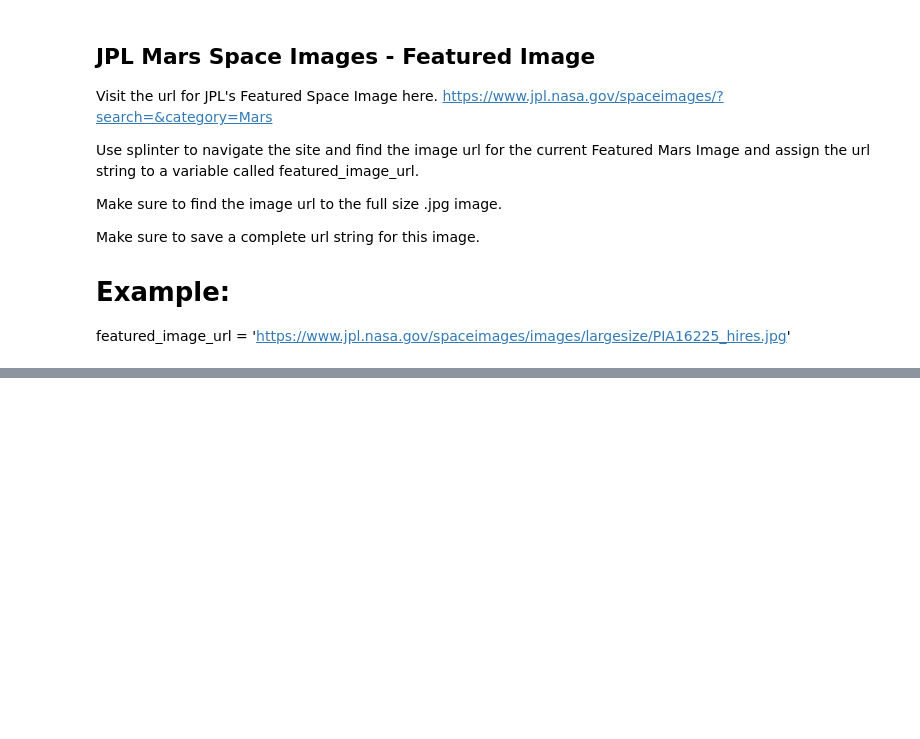
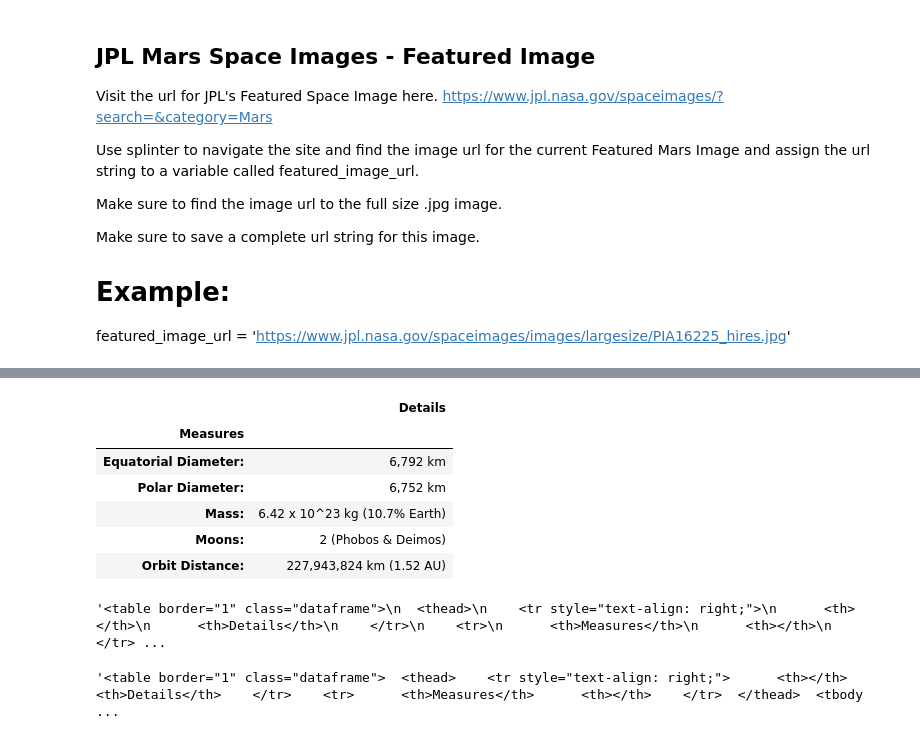
Before and after one commit to mayushah1/Web-Scraping, a Jupyter notebook: mission_to_mars.ipynb, the cells around one changed output, grey strips where cells are left out. Saved outputs shown, nothing was run; the diff lists cells and outputs as text; code cells hidden in the pictures; blank space fills up the shorter version.

```diff
--- a/mission_to_mars.ipynb
+++ b/mission_to_mars.ipynb
@@ -158,0 +262,22 @@ https://www.jpl.nasa.gov/spaceimages/images/mediumsize/PIA18048_ip.jpg
+# %%
+# replace index with Measures
+df.set_index('Measures', inplace=True)
+df.head()
+# %% [output]
+|  | Details |
+| Measures |  |
+| Equatorial Diameter: | 6,792 km |
+| Polar Diameter: | 6,752 km |
+| Mass: | 6.42 x 10^23 kg (10.7% Earth) |
+| Moons: | 2 (Phobos & Deimos) |
+| Orbit Distance: | 227,943,824 km (1.52 AU) |
+# %%
+html_table = df.to_html()
+html_table
+# %% [output]
+'<table border="1" class="dataframe">\n  <thead>\n    <tr style="text-align: right;">\n      <th></th>\n      <th>Details</th>\n    </tr>\n    <tr>\n      <th>Measures</th>\n      <th></th>\n    </tr> ...
+# %%
+# Remove white spaces
+html_table.replace('\n', '')
+# %% [output]
+'<table border="1" class="dataframe">  <thead>    <tr style="text-align: right;">      <th></th>      <th>Details</th>    </tr>    <tr>      <th>Measures</th>      <th></th>    </tr>  </thead>  <tbody ...
```
Also changed, not shown: parts of 25 cells of this notebook, 5 other files.
